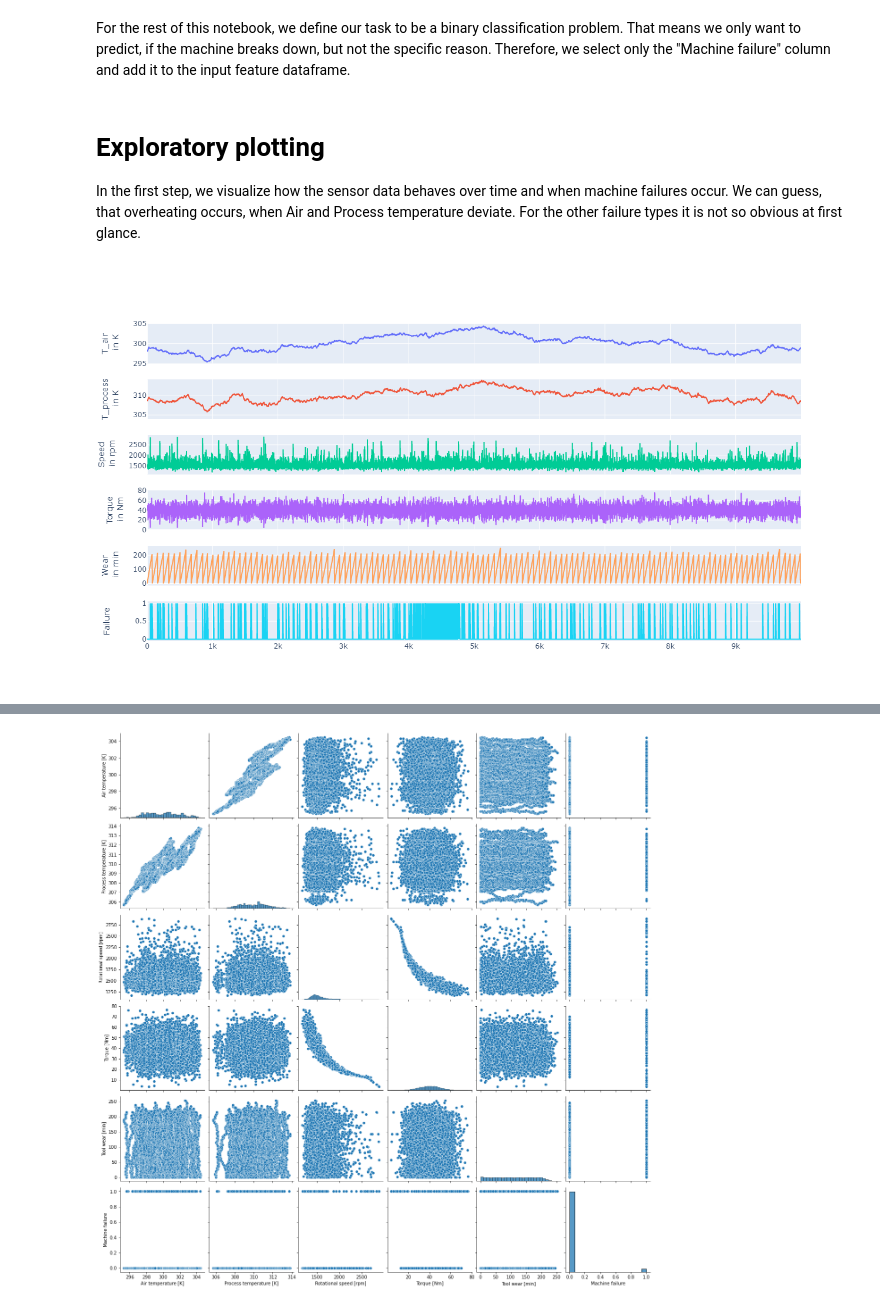
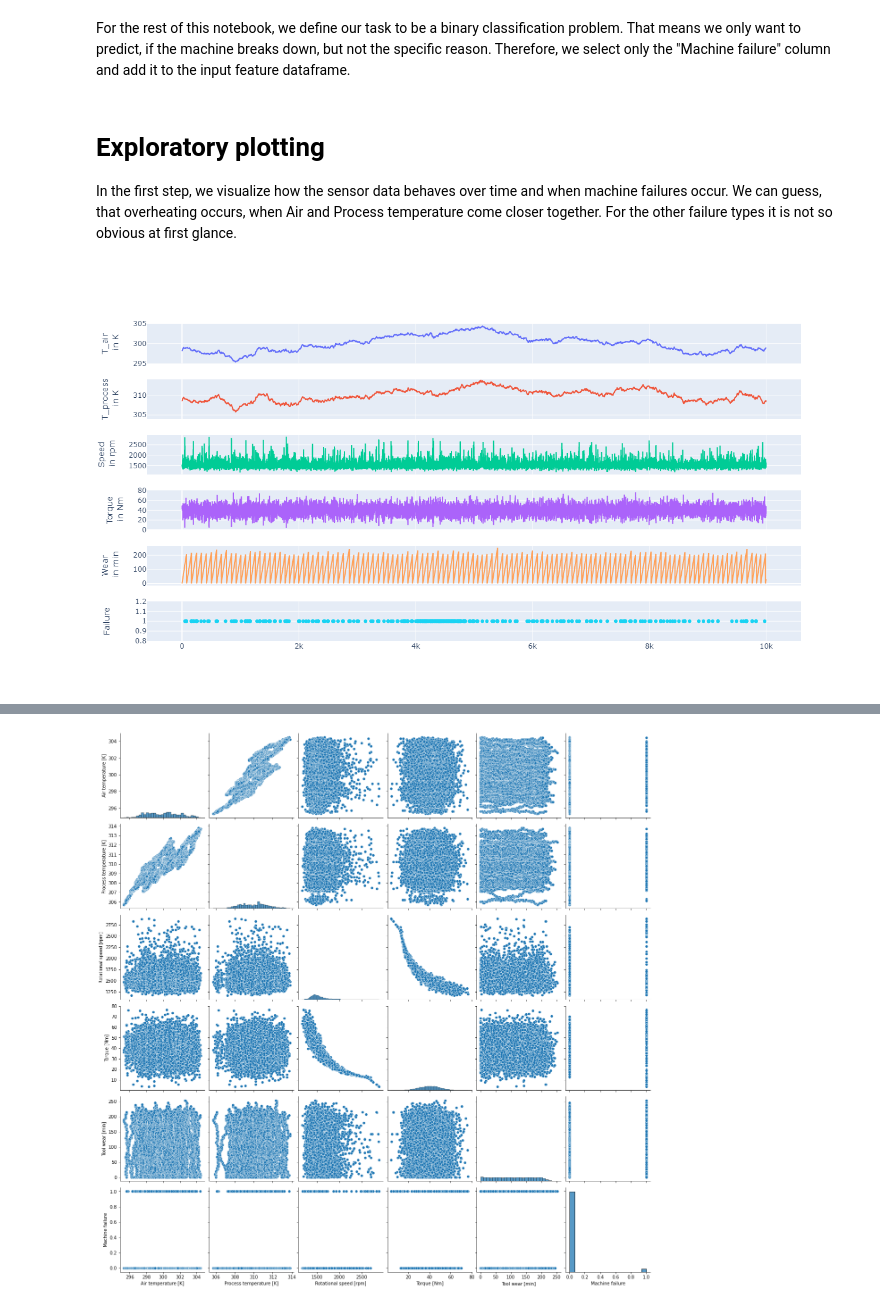
Before and after one commit to hfrechen/predictive_maintenance, a Jupyter notebook: notebooks/EDA.ipynb, the cells around one changed output, grey strips where cells are left out. Saved outputs shown, nothing was run; the diff lists cells and outputs as text; code cells hidden in the pictures.

```diff
--- a/notebooks/EDA.ipynb
+++ b/notebooks/EDA.ipynb
@@ -158,17 +167,21 @@ df = input_features.join(targets["Machine failure"])
 # %% [markdown]
 # Exploratory plotting
 
-In the first step, we visualize how the sensor data behaves over time and when machine failures occur. We can guess, that overheating occurs, when Air and Process temperature deviate. For the other failure types it is not so obvious at first glance.
+In the first step, we visualize how the sensor data behaves over time and when machine failures occur. We can guess, that overheating occurs, when Air and Process temperature come closer together. For the other failure types it is not so obvious at first glance.
 # %%
 df_plot = df.loc[:,~df.columns.str.startswith('Type')]
 col_plot = ["T_air<br> in K", "T_process<br> in K", "Speed<br> in rpm", "Torque<br> in Nm", "Wear<br> in min", "Failure<br>"]
 # %%
 fig = make_subplots(len(df_plot.columns), 1, shared_xaxes=True)
 for i, col in enumerate(df_plot.columns):
-    fig.add_trace(go.Scatter(y=df_plot[col], name=col, showlegend=False) , row=i+1, col=1)
+    mode = "lines"
+    if i > 4:
+        mode = "markers"
+    fig.add_trace(go.Scatter(y=df_plot[col], name=col, showlegend=False, mode=mode) , row=i+1, col=1)
     fig.update_yaxes(title_text=col_plot[i], row=i+1, col=1)
 fig.update_yaxes(range=[295,305], row=1, col=1)
 fig.update_yaxes(range=[304,314], row=2, col=1)
+fig.update_yaxes(range=[0.8,1.2], row=6, col=1)
 plot_figure(fig)
 # %% [output]
-[figure, old version]
+[figure, new version]
```
Also changed, not shown: parts of 3 cells of this notebook.
